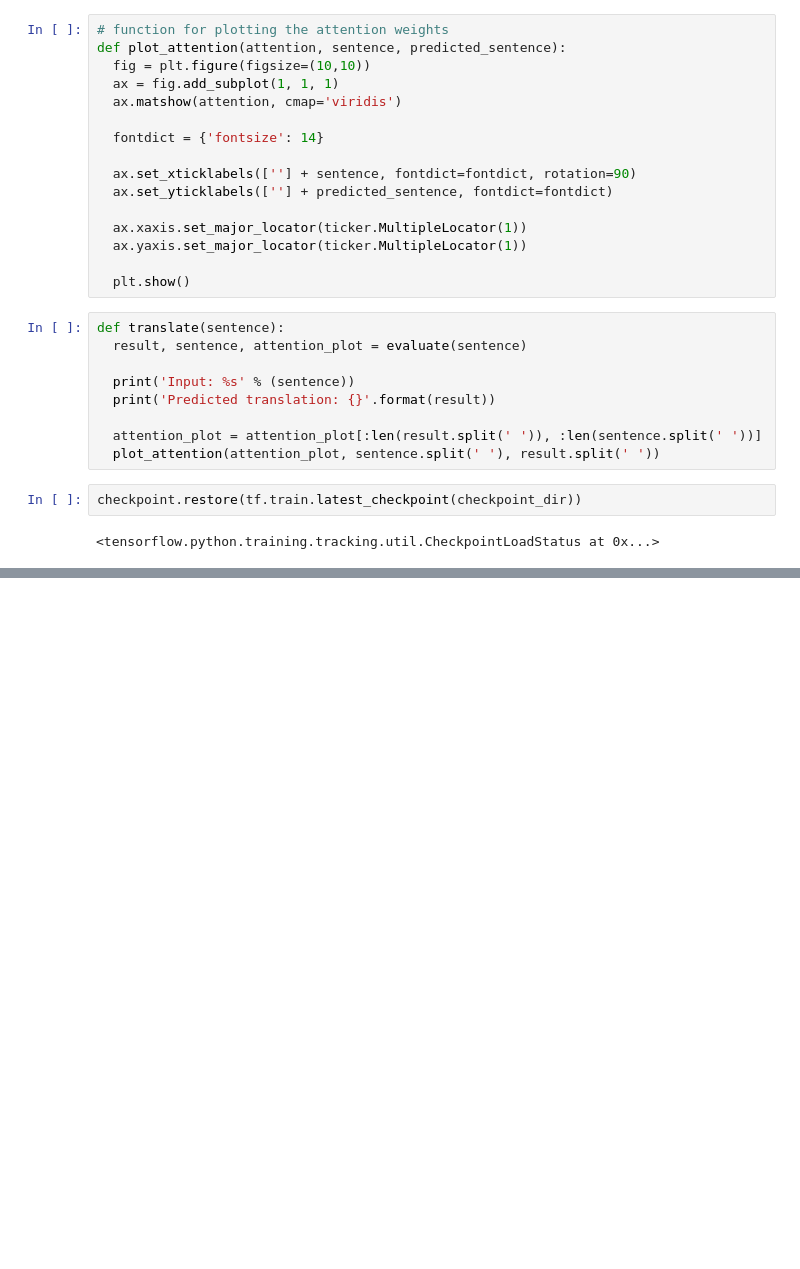
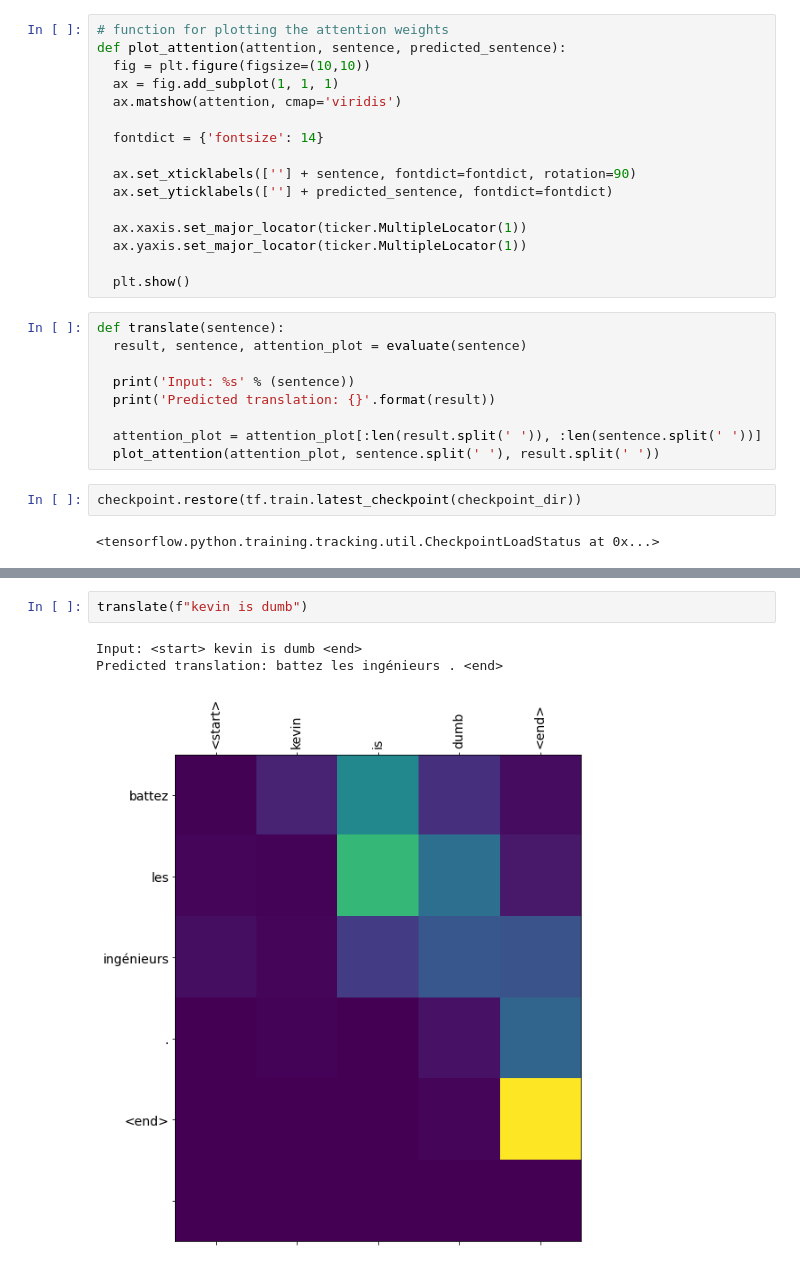
Before and after one commit to harmanpreet93/low-resource-machine-translation, a Jupyter notebook: notebooks/Attention.ipynb, the cells around one changed output, grey strips where cells are left out. Cells and saved outputs as stored; diff of their text form; blank space fills up the shorter version.

```diff
--- a/notebooks/Attention.ipynb
+++ b/notebooks/Attention.ipynb
@@ -575,0 +580,6 @@ Predicted translation: les femmes . <end>
+# %%
+translate(f"kevin is dumb")
+# %% [output]
+Input: <start> kevin is dumb <end>
+Predicted translation: battez les ingénieurs . <end>
+[figure, added]
```
Also changed, not shown: parts of 9 cells of this notebook.
